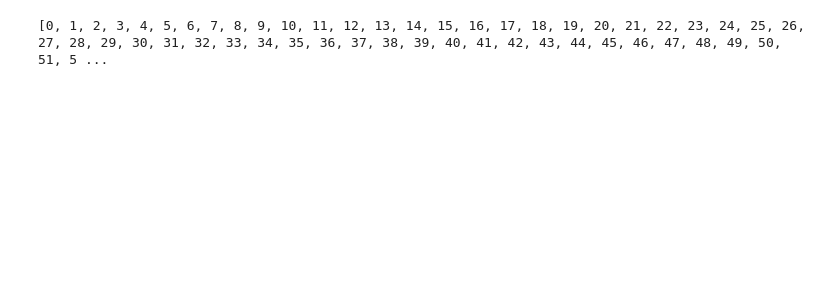
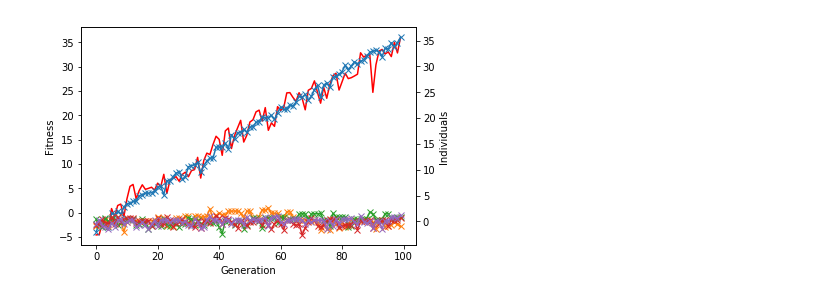
Before and after one commit to stephansmit/DEAP_models, a Jupyter notebook: notebooks/deap_run.ipynb, the cells around one changed output. Cells and saved outputs as stored; diff of their text form; code cells hidden in the pictures; blank space fills up the shorter version.

```diff
--- a/notebooks/deap_run.ipynb
+++ b/notebooks/deap_run.ipynb
@@ -29,0 +45,5 @@ CXPB, MUTPB = 0.5, 1.0
+# %%
+
+restart = False
+restart_file = "ga_restart.pkl"
+save_file = "ga_restart3.pkl"
@@ -30 +67,11 @@ CXPB, MUTPB = 0.5, 1.0
+# %%
+#register stats
+stats_fit = tools.Statistics(lambda ind: ind.fitness.values)
+stats_ind = tools.Statistics(lambda ind: ind)
+mstats = tools.MultiStatistics(fitness=stats_fit, individual=stats_ind)
+mstats.register("avg", np.mean, axis=0)
+mstats.register("std", np.std, axis=0)
+mstats.register("min", np.min, axis=0)
+mstats.register("max", np.max, axis=0)
+mstats.register("size", np.size, axis=0)
 # %%
@@ -102,5 +100,40 @@ evals   gen     avg     max     min             size    std             avg
-# %%
-
-print(logbook.select('gen'))
-# %% [output]
-[0, 1, 2, 3, 4, 5, 6, 7, 8, 9, 10, 11, 12, 13, 14, 15, 16, 17, 18, 19, 20, 21, 22, 23, 24, 25, 26, 27, 28, 29, 30, 31, 32, 33, 34, 35, 36, 37, 38, 39, 40, 41, 42, 43, 44, 45, 46, 47, 48, 49, 50, 51, 5 ...
+# %%
+with open(save_file, "r") as cp_file:
+    cp = pickle.load(cp_file)
+population2 = cp["population"]
+start_gen2 = cp["generation"]
+halloffame2 = cp["halloffame"]
+logbook2 = cp["logbook"]
+random.setstate(cp["rndstate"])
+
+gen2 = logbook2.select("gen")
+fit_mins2 = logbook2.chapters["fitness"].select("avg")
+size_avgs2 = logbook2.chapters["individual"].select("min")
+
+
+
+
+fig, ax1 = plt.subplots()
+line2 = ax1.plot(gen2, fit_mins2, "r-", label="Minimum Fitness")
+
+ax1.set_xlabel("Generation")
+ax1.set_ylabel("Fitness")
+
+
+# for tl in ax1.get_yticklabels():
+#     tl.set_color("b")
+
+ax2 = ax1.twinx()
+line22 = ax2.plot(gen2, size_avgs2, marker='x', label="Average Size")
+
+ax2.set_ylabel("Individuals")
+# for tl in ax2.get_yticklabels():
+#     tl.set_color("r")
+
+# lns = line1 + line2
+# labs = [l.get_label() for l in lns]
+# ax1.legend(lns, labs, loc="center right")
+
+plt.show()
+# %% [output]
+[figure, added]
```
Also changed, not shown: parts of 6 cells of this notebook, 7 other files.
